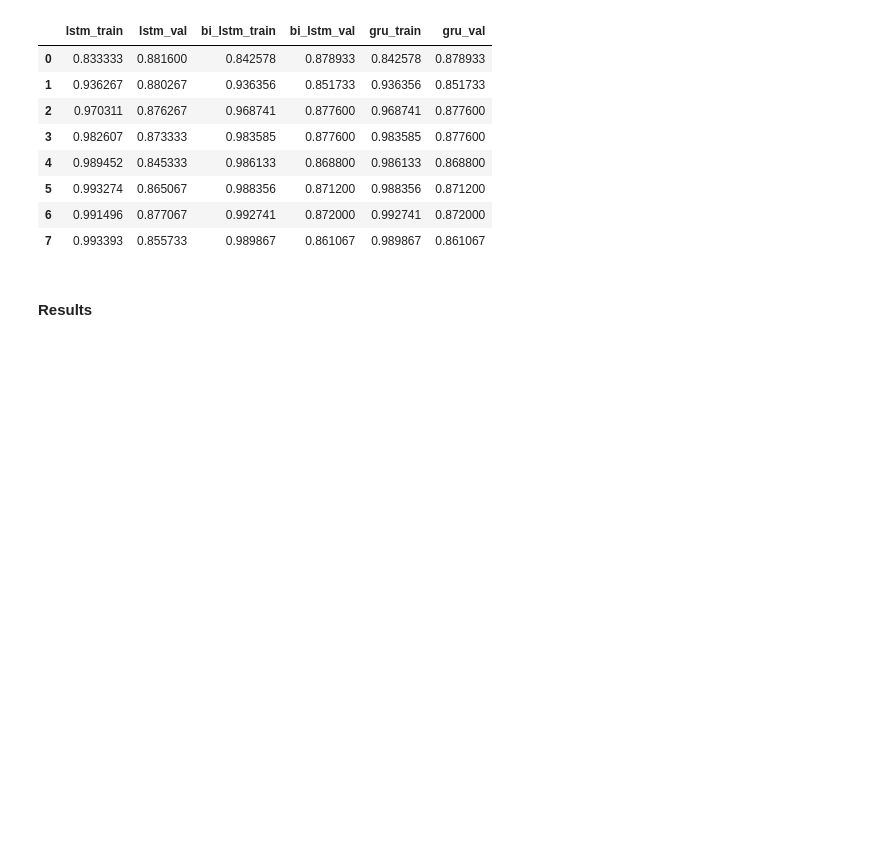
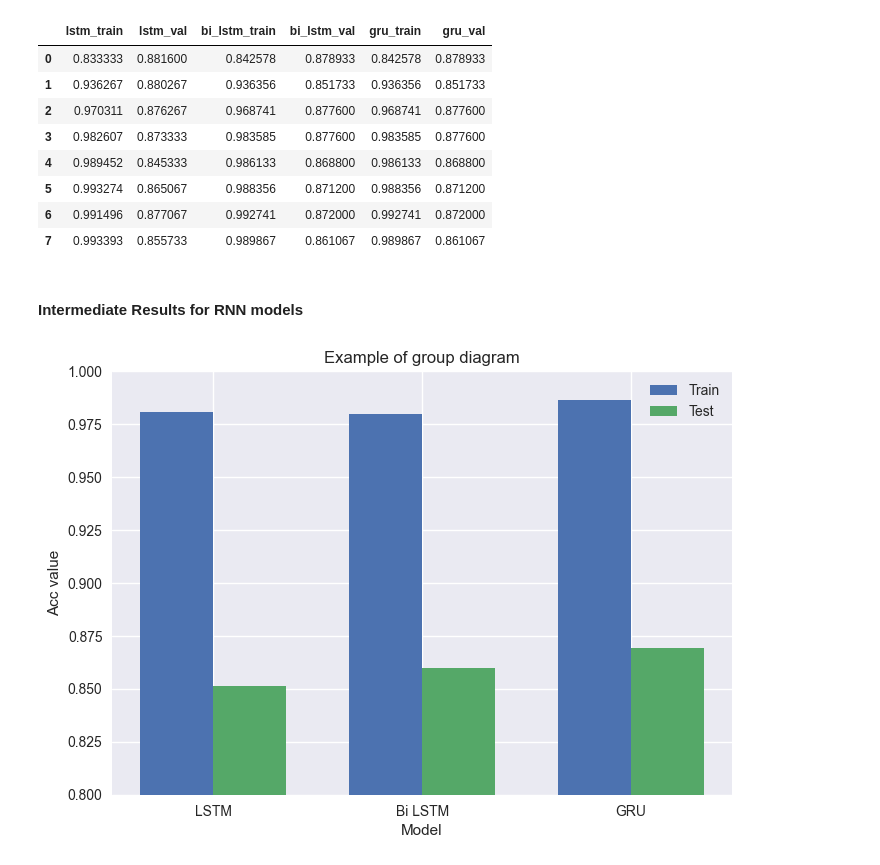
Before and after one commit to AliSultanov2000/Education, a Jupyter notebook: nlp/text_classifiacation.ipynb, the cells around one changed output. Cells and saved outputs as stored; diff of their text form; code cells hidden in the pictures; blank space fills up the shorter version.

```diff
--- a/nlp/text_classifiacation.ipynb
+++ b/nlp/text_classifiacation.ipynb
@@ -599,4 +601,4 @@ df
 | 6 | 0.991496 | 0.877067 | 0.992741 | 0.872000 | 0.992741 | 0.872000 |
 | 7 | 0.993393 | 0.855733 | 0.989867 | 0.861067 | 0.989867 | 0.861067 |
 # %% [markdown]
-#### Results
+#### Intermediate Results for RNN models
@@ -603,2 +608,17 @@ df
+# %%
+def plot_metric_results(df: pd.DataFrame):
+    x = np.arange(len(df.columns))
+    labels = df.columns
+    train_res, test_res = df.iloc[0, :], df.iloc[1, :]
+
+    _, ax = plt.subplots()
+    ax.set(title='Example of group diagram', xlabel='Model', ylabel='Acc value', xticks=x, xticklabels=labels, ylim=(0.8, 1.0))
+    ax.bar(x - 0.35/2, train_res, 0.35, label='Train')
+    ax.bar(x + 0.35/2, test_res, 0.35, label='Test')
+    ax.legend()
+
+plot_metric_results(df_acc)
+# %% [output]
+[figure, added]
 # %%
 def plot_metric_per_epoch(df: pd.DataFrame):
```
Also changed, not shown: parts of 12 cells of this notebook.
